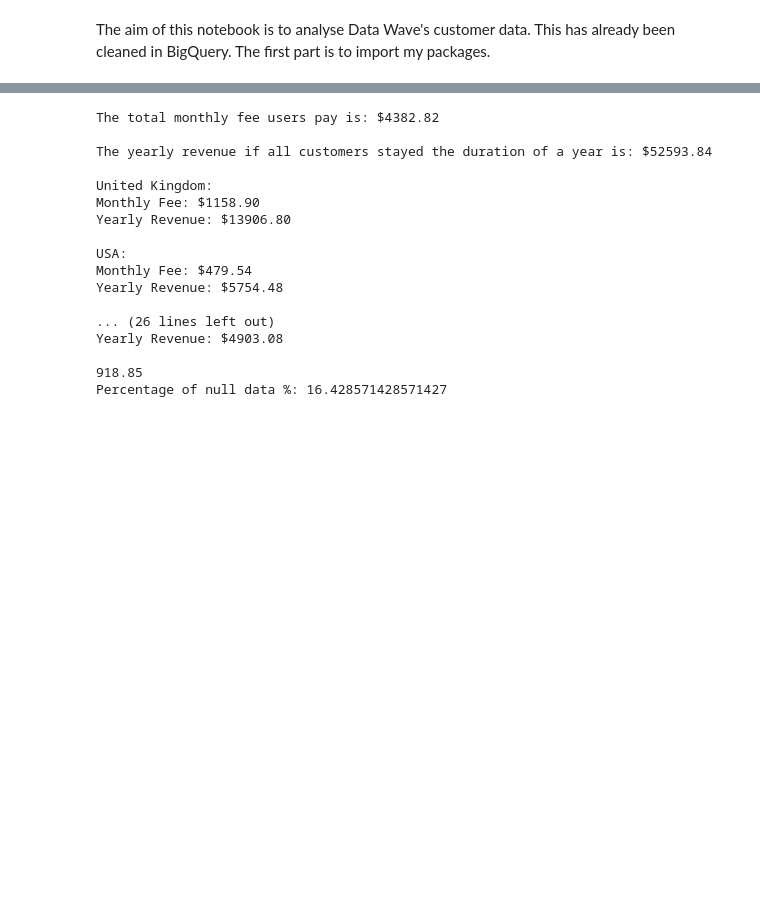
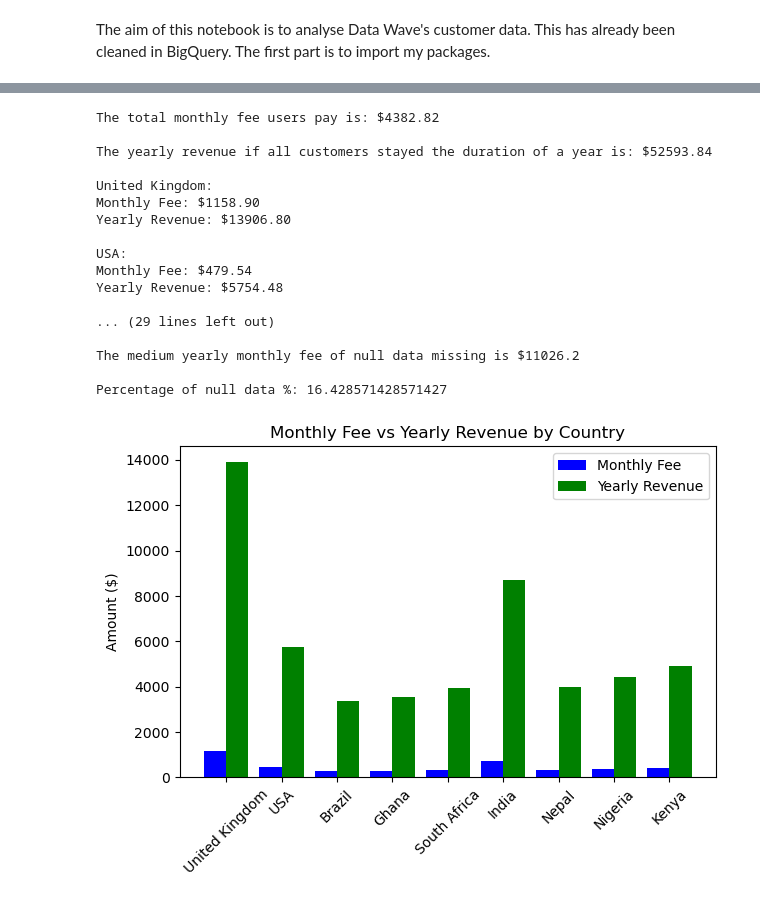
Before and after one commit to Dylan-Butterfield/IOA_Data_Sprint, a Jupyter notebook: Data_Wave_Analysis.ipynb, the cells around one changed output, grey strips where cells are left out. Cells and saved outputs as stored; diff of their text form; code cells hidden in the pictures; blank space fills up the shorter version.

Commit message:
Creating graph output

```diff
--- a/Data_Wave_Analysis.ipynb
+++ b/Data_Wave_Analysis.ipynb
@@ -81,37 +82,67 @@ for country, monthly_fee in country_monthly_fees:
     country_fee_data[country] = {
         'monthly_fee': monthly_fee,
         'yearly_revenue': monthly_fee*12
     }
 
 for country, data in country_fee_data.items():
-    print(f'{country}:')
-    print(f'Monthly Fee: ${data['monthly_fee']:.2f}')
-    print(f'Yearly Revenue: ${data['yearly_revenue']:.2f}\n')
+    print(f"{country}:")
+    print(f"Monthly Fee: ${data['monthly_fee']:.2f}")
+    print(f"Yearly Revenue: ${data['yearly_revenue']:.2f}\n")
 
 null_monthly_fee = df['monthly_fee'].isnull().sum()
 
-print(null_monthly_fee*7.99)
+print(f"The medium total monthly fee of null data missing is ${null_monthly_fee*7.99}")
+
+print()
+
+print(f"The medium yearly monthly fee of null data missing is ${null_monthly_fee*7.99*12}")
+
+print()
 
 print("Percentage of null data %:",null_monthly_fee/7)
 
 #numb_of_null_monthly_fee = (null_monthly_fee['monthly_fee'] == True).count()
 
 #print(numb_of_null_monthly_fee)
+
+countries_name = list(country_fee_data.keys())
+
+t_monthly_fee = [data['monthly_fee'] for data in country_fee_data.values()]
+
+t_yearly_fee = [data['yearly_revenue'] for data in country_fee_data.values()]
+
+#print(t_yearly_fee)
+
+x = range(len(countries_name))
+
+plt.bar(x, t_monthly_fee, width = 0.4, label = 'Monthly Fee', color = 'blue')
+
+plt.bar([i + 0.4 for i in x], t_yearly_fee, width = 0.4, label = 'Yearly Revenue', color = 'green')
+
+plt.xticks([i + 0.2 for i in x], countries_name, rotation = 45)
+
+plt.ylabel('Amount ($)')
+plt.title('Monthly Fee vs Yearly Revenue by Country')
+plt.legend()
+plt.tight_layout()
+plt.savefig('fee_chart.png', dpi = 300)
+plt.show()
 # %% [output]
 The total monthly fee users pay is: $4382.82
 
 The yearly revenue if all customers stayed the duration of a year is: $52593.84
 
 United Kingdom:
 Monthly Fee: $1158.90
 Yearly Revenue: $13906.80
 
 USA:
 Monthly Fee: $479.54
 Yearly Revenue: $5754.48
 
-... (26 lines left out)
-Yearly Revenue: $4903.08
+... (29 lines left out)
 
-918.85
+The medium yearly monthly fee of null data missing is $11026.2
+
 Percentage of null data %: 16.428571428571427
+[figure, added]
```
Also changed, not shown: parts of 2 cells of this notebook, 1 other file.
